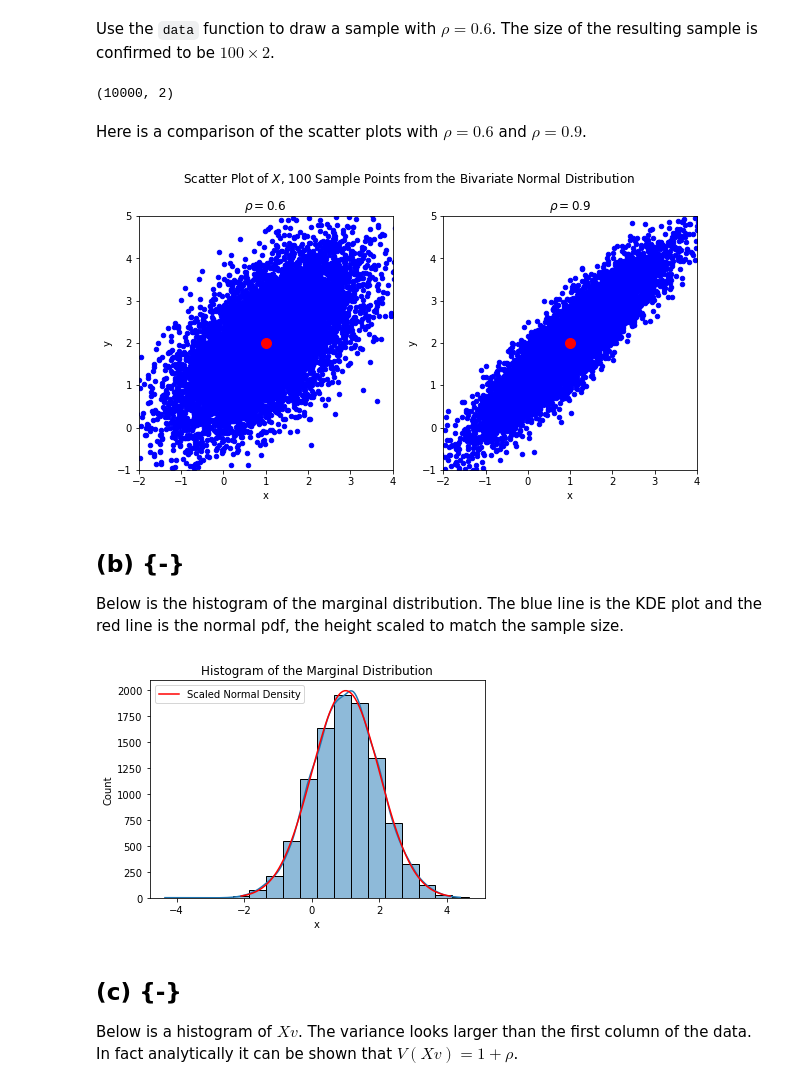
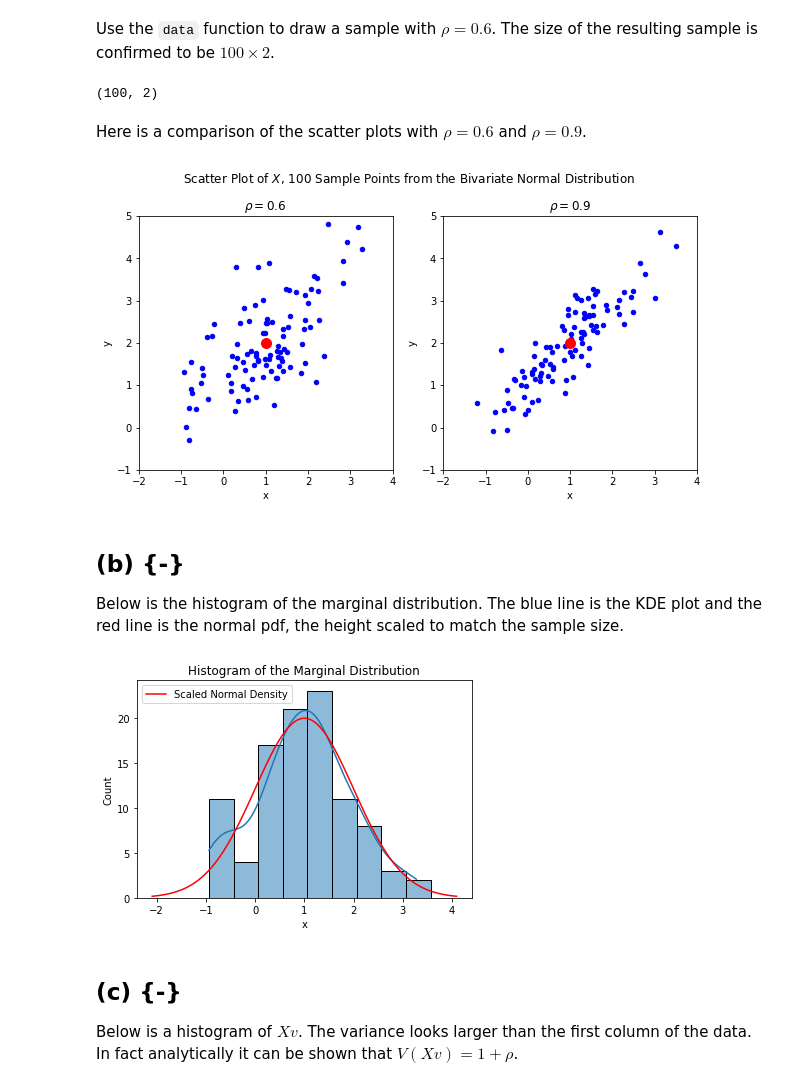
Before and after one commit to beginnerSC/mscf_hw, a Jupyter notebook: ML I/Homework #2.ipynb, the cells around one changed output. Cells and saved outputs as stored; diff of their text form; code cells hidden in the pictures.

```diff
--- a/ML I/Homework #2.ipynb
+++ b/ML I/Homework #2.ipynb
@@ -17,7 +17,7 @@ from scipy.stats import multivariate_normal
 from pandas import DataFrame, Series
 import matplotlib.pyplot as plt
 
-sample_size = 10000
+sample_size = 100
 mu = [1, 2]
 sigma = lambda rho: [[1, rho], [rho, 1]]
 dist = lambda rho: multivariate_normal(mean=mu, cov=sigma(rho))
@@ -29,7 +29,7 @@
 X = data(rho=0.6)
 X.shape
 # %% [output]
-(10000, 2)
+(100, 2)
 # %% [markdown]
 Here is a comparison of the scatter plots with $\rho=0.6$ and $\rho=0.9$.
 # %%
@@ -44,28 +44,30 @@ mean.plot(kind='scatter', x='x', y='y', color='red', s=100, xlim=(-2, 4), ylim=(
 ax0.set(aspect=1, title='$\\rho = 0.6$')
 ax1.set(aspect=1, title='$\\rho = 0.9$');
 fig.set_size_inches(10, 5)
-fig.suptitle('Scatter Plot of $X$, 100 Sample Points from the Bivariate Normal Distribution');
+fig.suptitle('Scatter Plot of $X$, 100 Sample Points from the Bivariate Normal Distribution')
+plt.show()
 # %% [output]
-[figure, old version]
+[figure, new version]
 # %% [markdown]
 ## (b) {-}
 
 Below is the histogram of the marginal distribution. The blue line is the KDE plot and the red line is the normal pdf, the height scaled to match the sample size.
 # %%
-from scipy.stats import norm
+from scipy import stats
 import numpy as np
 import seaborn as sns
 
 rho = 0.6
-norm_dist = norm(loc=mu[0], scale=sigma(rho)[0][0])
+norm = stats.norm(loc=mu[0], scale=sigma(rho)[0][0])
 
 binwidth = 0.5
-xs = np.linspace(norm_dist.ppf(0.001), norm_dist.ppf(0.999), 100)
+xs = np.linspace(norm.ppf(0.001), norm.ppf(0.999), 100)
 ax = sns.histplot(data=X, x='x', kde=True, binwidth=binwidth)
 ax.set(title='Histogram of the Marginal Distribution')
-Series({x: binwidth*sample_size*norm_dist.pdf(x) for x in xs}, name='Scaled Normal Density').plot(color='red', ax=ax, legend=True);
+Series({x: binwidth*sample_size*norm.pdf(x) for x in xs}, name='Scaled Normal Density').plot(color='red', ax=ax, legend=True)
+plt.show()
 # %% [output]
-[figure, old version]
+[figure, new version]
 # %% [markdown]
 ## (c) {-}
 
```
Also changed, not shown: parts of 7 cells of this notebook.
